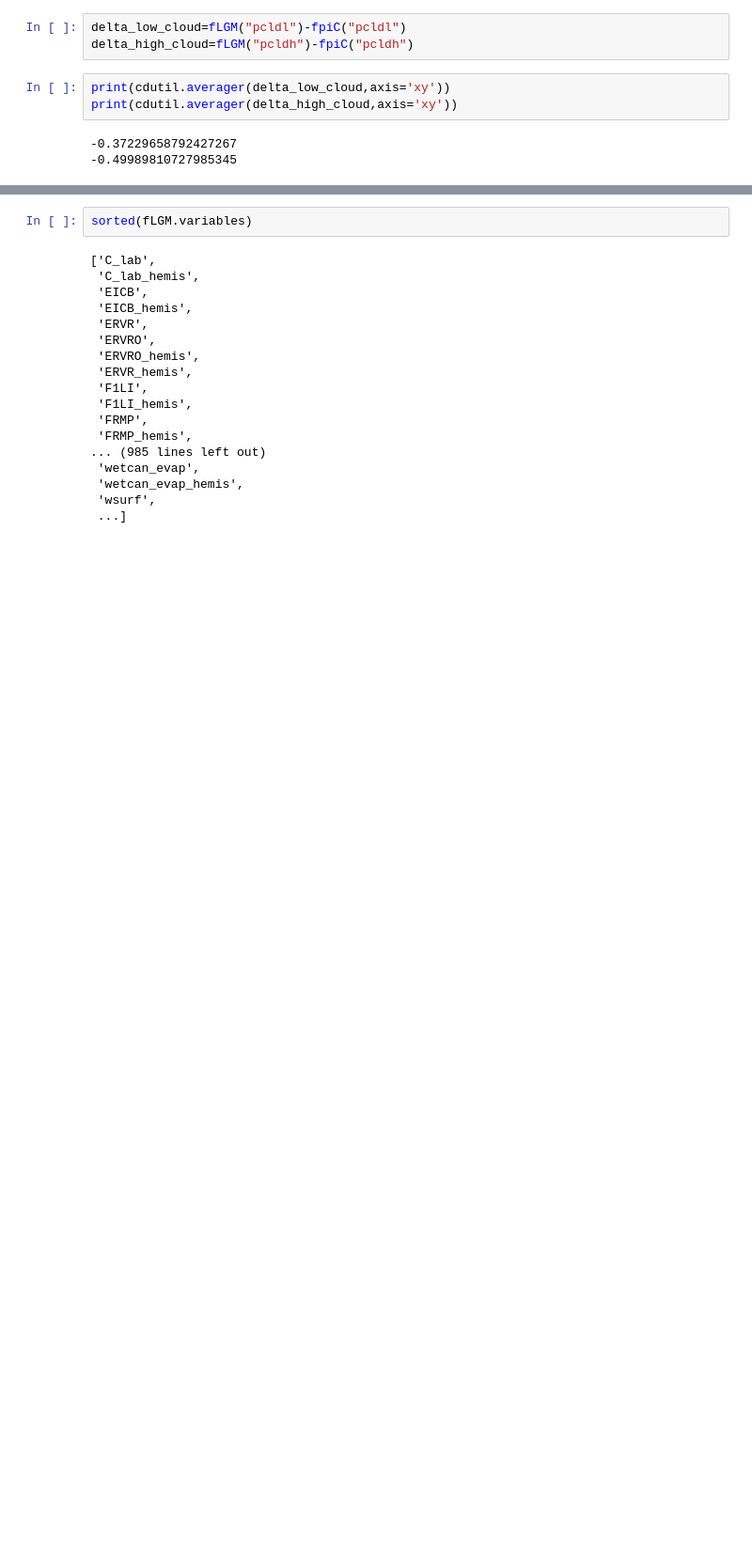
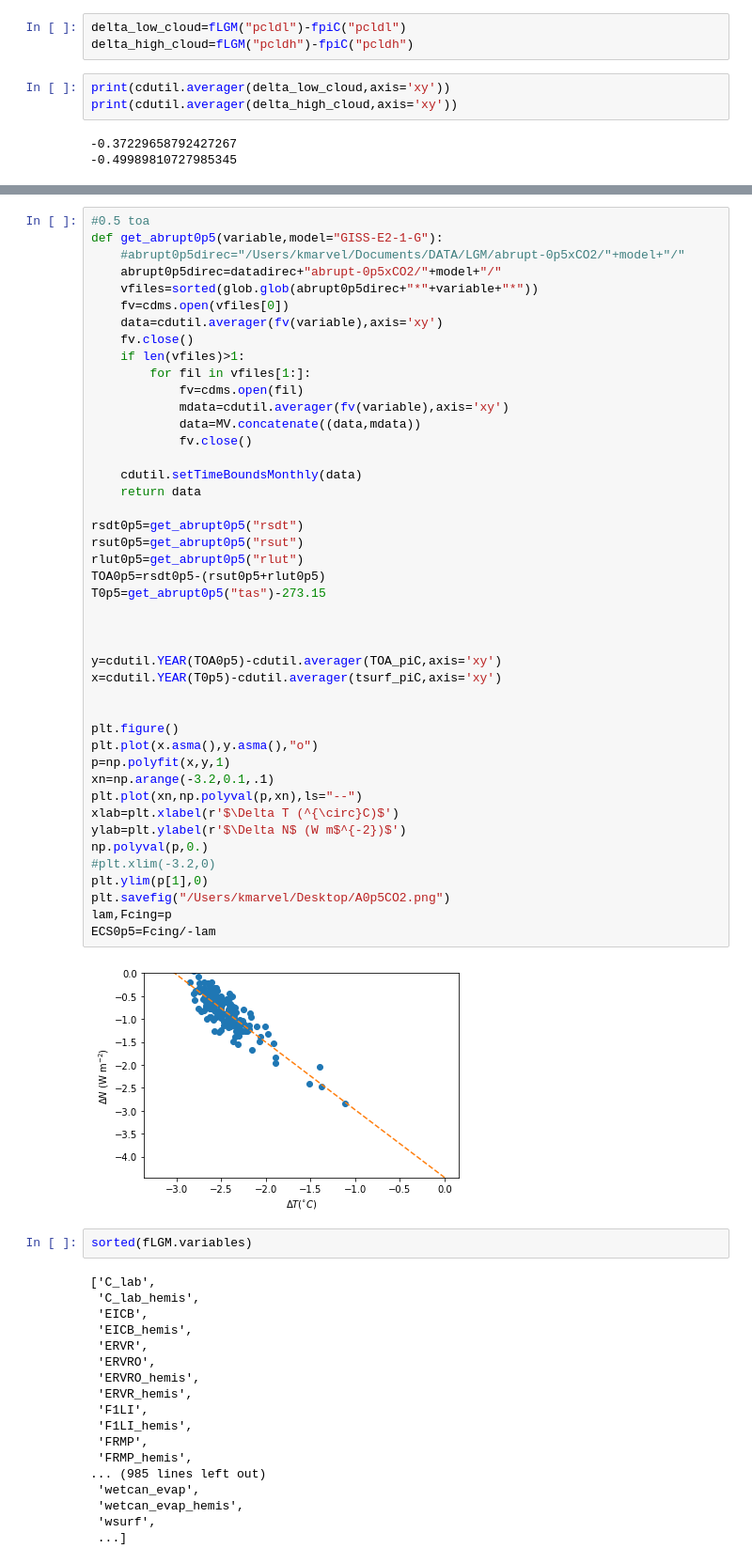
Before and after one commit to katemarvel/WCRP_ECS, a Jupyter notebook: GISS_LGM.ipynb, the cells around one changed output, grey strips where cells are left out. Shown at 94% size. Drawn from its saved outputs; the diff is of its cells as text; blank space fills up the shorter version.

```diff
--- a/GISS_LGM.ipynb
+++ b/GISS_LGM.ipynb
@@ -291,3 +268,49 @@ The dedent function was deprecated in Matplotlib 3.1 and will be removed in 3.3.
+# %%
+#0.5 toa
+def get_abrupt0p5(variable,model="GISS-E2-1-G"):
+    #abrupt0p5direc="/Users/kmarvel/Documents/DATA/LGM/abrupt-0p5xCO2/"+model+"/"
+    abrupt0p5direc=datadirec+"abrupt-0p5xCO2/"+model+"/"
+    vfiles=sorted(glob.glob(abrupt0p5direc+"*"+variable+"*"))
+    fv=cdms.open(vfiles[0])
+    data=cdutil.averager(fv(variable),axis='xy')
+    fv.close()
+    if len(vfiles)>1:
+        for fil in vfiles[1:]:
+            fv=cdms.open(fil)
+            mdata=cdutil.averager(fv(variable),axis='xy')
+            data=MV.concatenate((data,mdata))
+            fv.close()
+
+    cdutil.setTimeBoundsMonthly(data)
+    return data
+
+rsdt0p5=get_abrupt0p5("rsdt")
+rsut0p5=get_abrupt0p5("rsut")
+rlut0p5=get_abrupt0p5("rlut")
+TOA0p5=rsdt0p5-(rsut0p5+rlut0p5)
+T0p5=get_abrupt0p5("tas")-273.15
+
+
+
+y=cdutil.YEAR(TOA0p5)-cdutil.averager(TOA_piC,axis='xy')
+x=cdutil.YEAR(T0p5)-cdutil.averager(tsurf_piC,axis='xy')
+
+
+plt.figure()
+plt.plot(x.asma(),y.asma(),"o")
+p=np.polyfit(x,y,1)
+xn=np.arange(-3.2,0.1,.1)
+plt.plot(xn,np.polyval(p,xn),ls="--")
+xlab=plt.xlabel(r'$\Delta T (^{\circ}C)$')
+ylab=plt.ylabel(r'$\Delta N$ (W m$^{-2})$')
+np.polyval(p,0.)
+#plt.xlim(-3.2,0)
+plt.ylim(p[1],0)
+plt.savefig("/Users/kmarvel/Desktop/A0p5CO2.png")
+lam,Fcing=p
+ECS0p5=Fcing/-lam
+# %% [output]
+[figure, added]
 # %%
 sorted(fLGM.variables)
 # %% [output]
```
Also changed, not shown: parts of 29 cells of this notebook, 1 other file.
